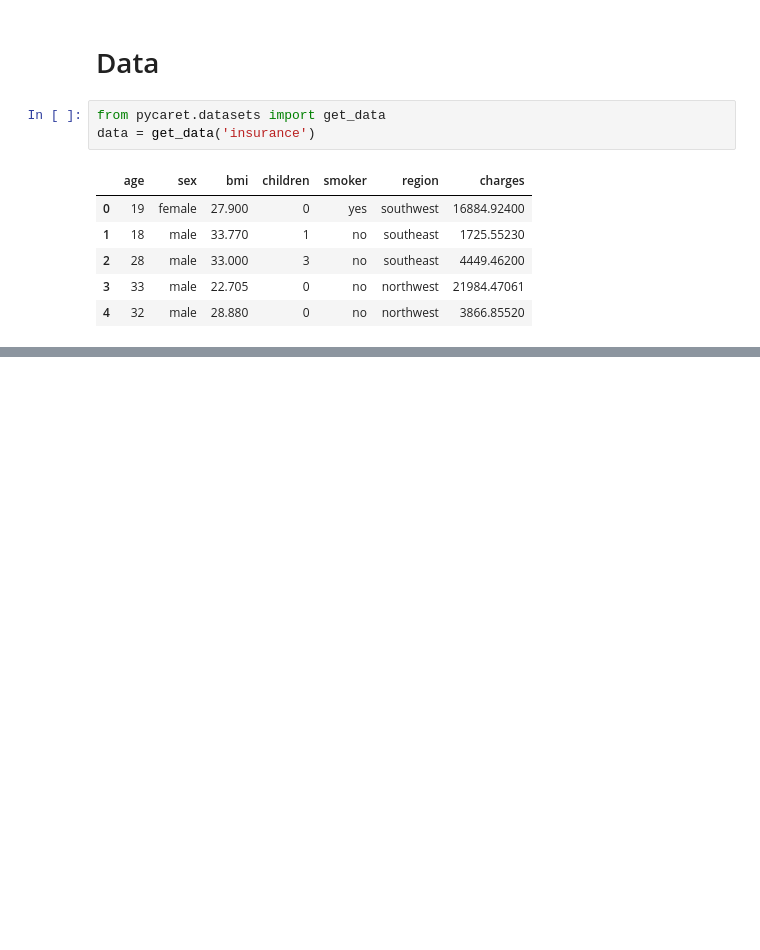
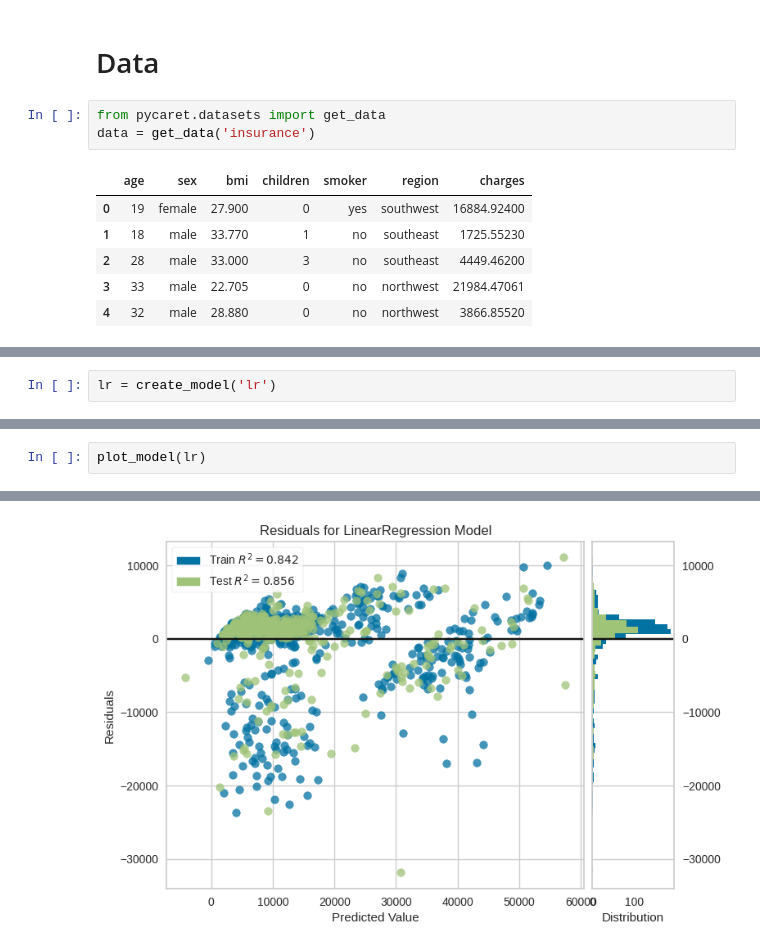
Before and after one commit to asishjose/Patient-Insurance-Charges-Prediction, a Jupyter notebook: notebook.ipynb, the cells around one changed output, grey strips where cells are left out. Drawn from its saved outputs; the diff is of its cells as text; blank space fills up the shorter version.

```diff
--- a/notebook.ipynb
+++ b/notebook.ipynb
@@ -12,0 +90,2 @@ data = get_data('insurance')
+# %%
+lr = create_model('lr')
@@ -12,0 +109,3 @@ data = get_data('insurance')
+# %%
+plot_model(lr)
+# %% [output]
@@ -12,0 +113 @@ data = get_data('insurance')
+[figure, added]
```
Also changed, not shown: parts of 11 cells of this notebook, 7 other files.
